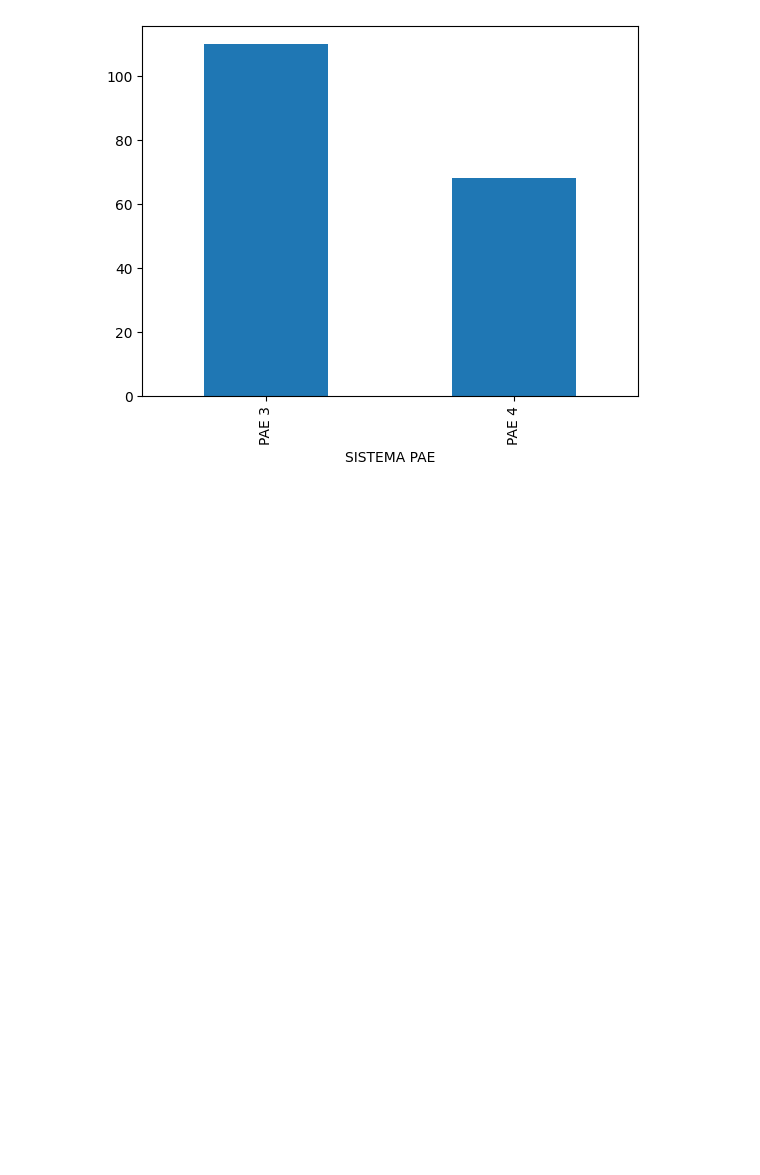
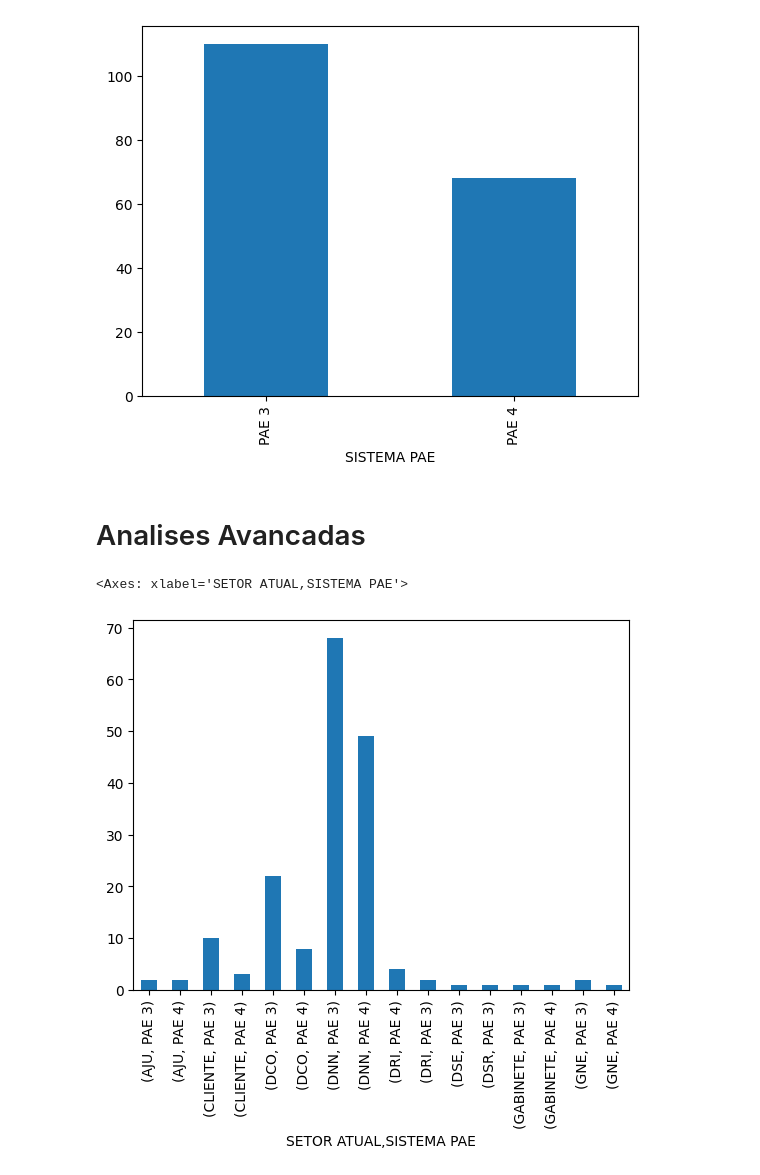
Before and after one commit to Jfdeev/Dashborad-Prodepa, a Jupyter notebook: assets/prodepa.contratos.pae.ipynb, the cells around one changed output. Saved outputs shown, nothing was run; the diff lists cells and outputs as text; code cells hidden in the pictures; blank space fills up the shorter version.

```diff
--- a/assets/prodepa.contratos.pae.ipynb
+++ b/assets/prodepa.contratos.pae.ipynb
@@ -87,3 +105,10 @@ PAE 4     68
 Name: count, dtype: int64
 <Axes: xlabel='SISTEMA PAE'>
 [figure]
+# %% [markdown]
+# Analises Avancadas
+# %%
+df.groupby('SETOR ATUAL')['SISTEMA PAE'].value_counts().plot(kind='bar')
+# %% [output]
+<Axes: xlabel='SETOR ATUAL,SISTEMA PAE'>
+[figure, added]
```
Also changed, not shown: parts of 10 cells of this notebook, 4 other files.
